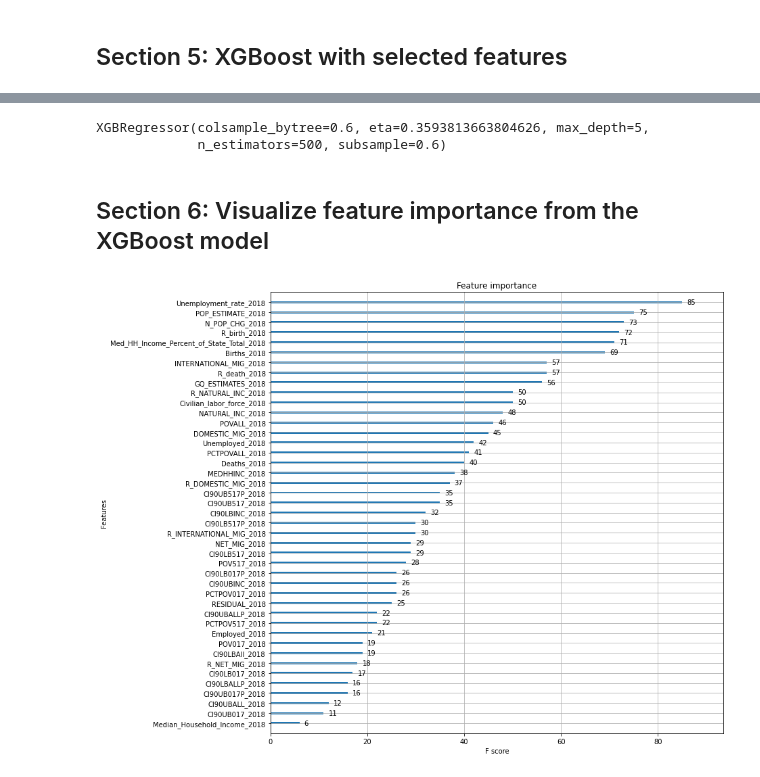
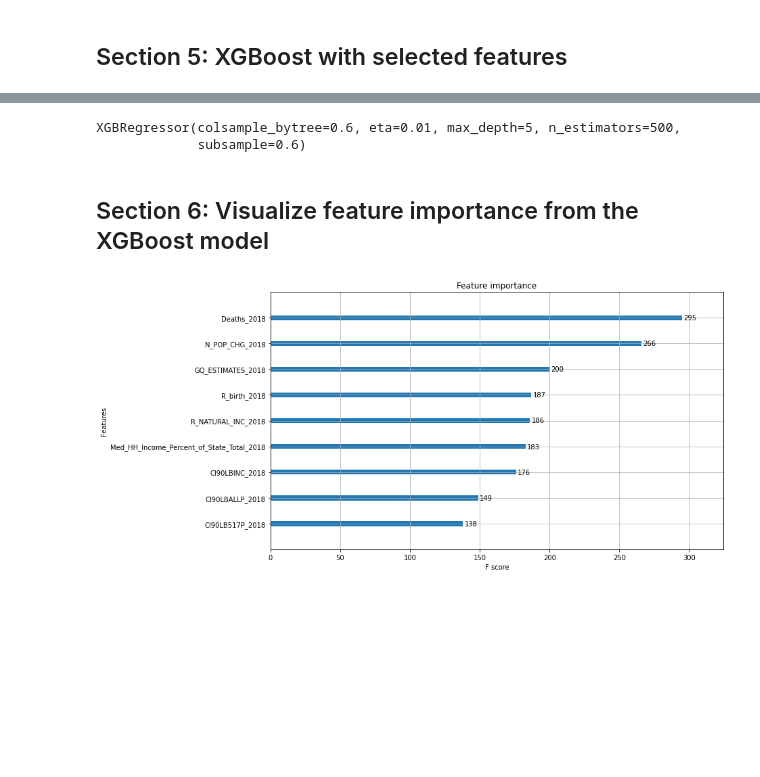
Before and after one commit to minaxixi/Covid-19-Modeling, a Jupyter notebook: covid_19_modeling.ipynb, the cells around one changed output, grey strips where cells are left out. Saved outputs shown, nothing was run; the diff lists cells and outputs as text; code cells hidden in the pictures; blank space fills up the shorter version.

```diff
--- a/covid_19_modeling.ipynb
+++ b/covid_19_modeling.ipynb
@@ -335,10 +335,10 @@ random_search = RandomizedSearchCV(
 # search!
 
 random_search.fit(
-    X_train,
+    X_train_sel,
     np.log10(y_train.values),
     eval_metric='rmse',
-    eval_set=[(X_train, np.log10(y_train.values)), (X_test, np.log10(y_test.values))],
+    eval_set=[(X_train_sel, np.log10(y_train.values)), (X_test_sel, np.log10(y_test.values))],
     verbose=5,
     early_stopping_rounds=10
 )
@@ -382,14 +382,14 @@ reg_best = random_search.best_estimator_
 
 reg_best
 # %% [output]
-XGBRegressor(colsample_bytree=0.6, eta=0.3593813663804626, max_depth=5,
-             n_estimators=500, subsample=0.6)
+XGBRegressor(colsample_bytree=0.6, eta=0.01, max_depth=5, n_estimators=500,
+             subsample=0.6)
 # %% [markdown]
 ## Section 6: Visualize feature importance from the XGBoost model
 # %%
 import xgboost as xgb
 
-fig, ax = plt.subplots(1, 1, figsize=(12, 12))
+fig, ax = plt.subplots(1, 1, figsize=(12, 7))
 xgb.plot_importance(reg_best, ax=ax);
 # %% [output]
-[figure, old version]
+[figure, new version]
```
Also changed, not shown: parts of 4 cells of this notebook.
